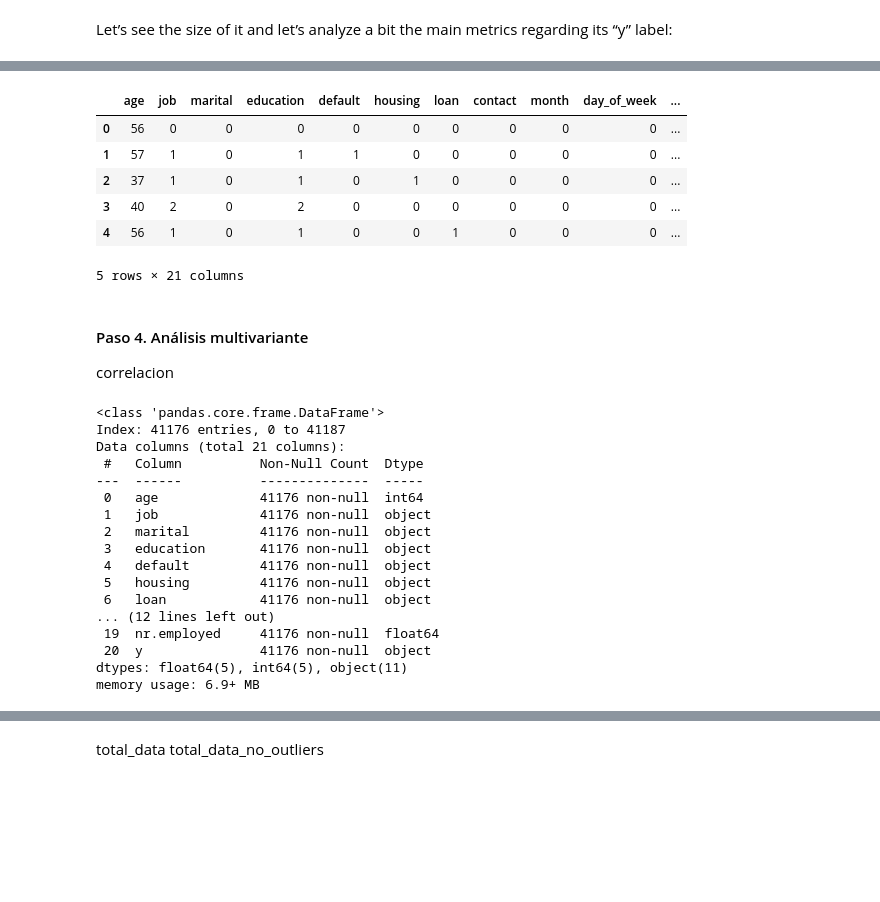
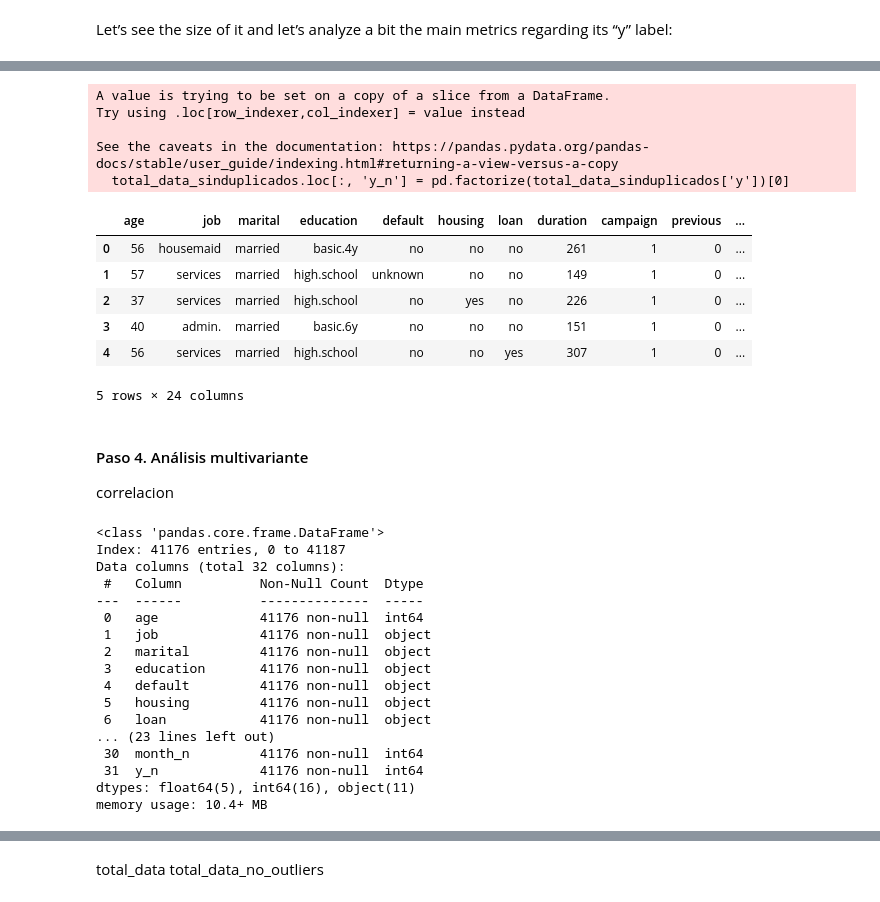
Before and after one commit to OlgaKurganova/regresion_logistica, a Jupyter notebook: src/explore.ipynb, the cells around one changed output, grey strips where cells are left out. Saved outputs shown, nothing was run; the diff lists cells and outputs as text; code cells hidden in the pictures; blank space fills up the shorter version.

```diff
--- a/src/explore.ipynb
+++ b/src/explore.ipynb
@@ -107,0 +121,3 @@ TypeError: agg function failed [how->mean,dtype->object]
+# %%
+total_data_sinduplicados.drop(['month', 'day_of_week', "contact", "nr.employed", "pdays"], axis = 1, inplace = True)
+total_data_sinduplicados.head()
@@ -108,24 +135,29 @@ TypeError: agg function failed [how->mean,dtype->object]
 # %%
 import pandas as pd
-total_data_sinduplicados.loc[:, 'job'] = pd.factorize(total_data_sinduplicados['job'])[0]
-total_data_sinduplicados.loc[:, 'marital'] = pd.factorize(total_data_sinduplicados['marital'])[0]
-total_data_sinduplicados.loc[:, 'education'] = pd.factorize(total_data_sinduplicados['education'])[0]
-total_data_sinduplicados.loc[:, 'default'] = pd.factorize(total_data_sinduplicados['default'])[0]
-total_data_sinduplicados.loc[:, 'housing'] = pd.factorize(total_data_sinduplicados['housing'])[0]
-total_data_sinduplicados.loc[:, 'loan'] = pd.factorize(total_data_sinduplicados['loan'])[0]
-total_data_sinduplicados.loc[:, 'contact'] = pd.factorize(total_data_sinduplicados['contact'])[0]
-total_data_sinduplicados.loc[:, 'poutcome'] = pd.factorize(total_data_sinduplicados['poutcome'])[0]
-total_data_sinduplicados.loc[:, 'day_of_week'] = pd.factorize(total_data_sinduplicados['day_of_week'])[0]
-total_data_sinduplicados.loc[:, 'month'] = pd.factorize(total_data_sinduplicados['month'])[0]
+total_data_sinduplicados.loc[:, 'job_n'] = pd.factorize(total_data_sinduplicados['job'])[0]
+total_data_sinduplicados.loc[:, 'marital_n'] = pd.factorize(total_data_sinduplicados['marital'])[0]
+total_data_sinduplicados.loc[:, 'education_n'] = pd.factorize(total_data_sinduplicados['education'])[0]
+total_data_sinduplicados.loc[:, 'default_n'] = pd.factorize(total_data_sinduplicados['default'])[0]
+total_data_sinduplicados.loc[:, 'housing_n'] = pd.factorize(total_data_sinduplicados['housing'])[0]
+total_data_sinduplicados.loc[:, 'loan_n'] = pd.factorize(total_data_sinduplicados['loan'])[0]
+
+total_data_sinduplicados.loc[:, 'poutcome_n'] = pd.factorize(total_data_sinduplicados['poutcome'])[0]
+
+total_data_sinduplicados.loc[:, 'y_n'] = pd.factorize(total_data_sinduplicados['y'])[0]
 total_data_sinduplicados.head(5)
 # %% [output]
+A value is trying to be set on a copy of a slice from a DataFrame.
+Try using .loc[row_indexer,col_indexer] = value instead
+
+See the caveats in the documentation: https://pandas.pydata.org/pandas-docs/stable/user_guide/indexing.html#returning-a-view-versus-a-copy
+  total_data_sinduplicados.loc[:, 'y_n'] = pd.factorize(total_data_sinduplicados['y'])[0]
-|  | age | job | marital | education | default | housing | loan | contact | month | day_of_week | ... |
-| 0 | 56 | 0 | 0 | 0 | 0 | 0 | 0 | 0 | 0 | 0 | ... |
-| 1 | 57 | 1 | 0 | 1 | 1 | 0 | 0 | 0 | 0 | 0 | ... |
-| 2 | 37 | 1 | 0 | 1 | 0 | 1 | 0 | 0 | 0 | 0 | ... |
-| 3 | 40 | 2 | 0 | 2 | 0 | 0 | 0 | 0 | 0 | 0 | ... |
-| 4 | 56 | 1 | 0 | 1 | 0 | 0 | 1 | 0 | 0 | 0 | ... |
+|  | age | job | marital | education | default | housing | loan | duration | campaign | previous | ... |
+| 0 | 56 | housemaid | married | basic.4y | no | no | no | 261 | 1 | 0 | ... |
+| 1 | 57 | services | married | high.school | unknown | no | no | 149 | 1 | 0 | ... |
+| 2 | 37 | services | married | high.school | no | yes | no | 226 | 1 | 0 | ... |
+| 3 | 40 | admin. | married | basic.6y | no | no | no | 151 | 1 | 0 | ... |
+| 4 | 56 | services | married | high.school | no | no | yes | 307 | 1 | 0 | ... |
-5 rows × 21 columns
+5 rows × 24 columns
 # %% [markdown]
 #### Paso 4. Análisis multivariante
 
@@ -135,7 +167,7 @@ total_data_sinduplicados.info()
 # %% [output]
 <class 'pandas.core.frame.DataFrame'>
 Index: 41176 entries, 0 to 41187
-Data columns (total 21 columns):
+Data columns (total 32 columns):
  #   Column          Non-Null Count  Dtype
 ---  ------          --------------  -----
  0   age             41176 non-null  int64
@@ -145,11 +177,11 @@ Data columns (total 21 columns):
  4   default         41176 non-null  object
  5   housing         41176 non-null  object
  6   loan            41176 non-null  object
-... (12 lines left out)
- 19  nr.employed     41176 non-null  float64
- 20  y               41176 non-null  object
-dtypes: float64(5), int64(5), object(11)
-memory usage: 6.9+ MB
+... (23 lines left out)
+ 30  month_n         41176 non-null  int64
+ 31  y_n             41176 non-null  int64
+dtypes: float64(5), int64(16), object(11)
+memory usage: 10.4+ MB
 # %%
 import matplotlib.pyplot as plt
 import seaborn as sns
```
Also changed, not shown: parts of 4 cells of this notebook.
